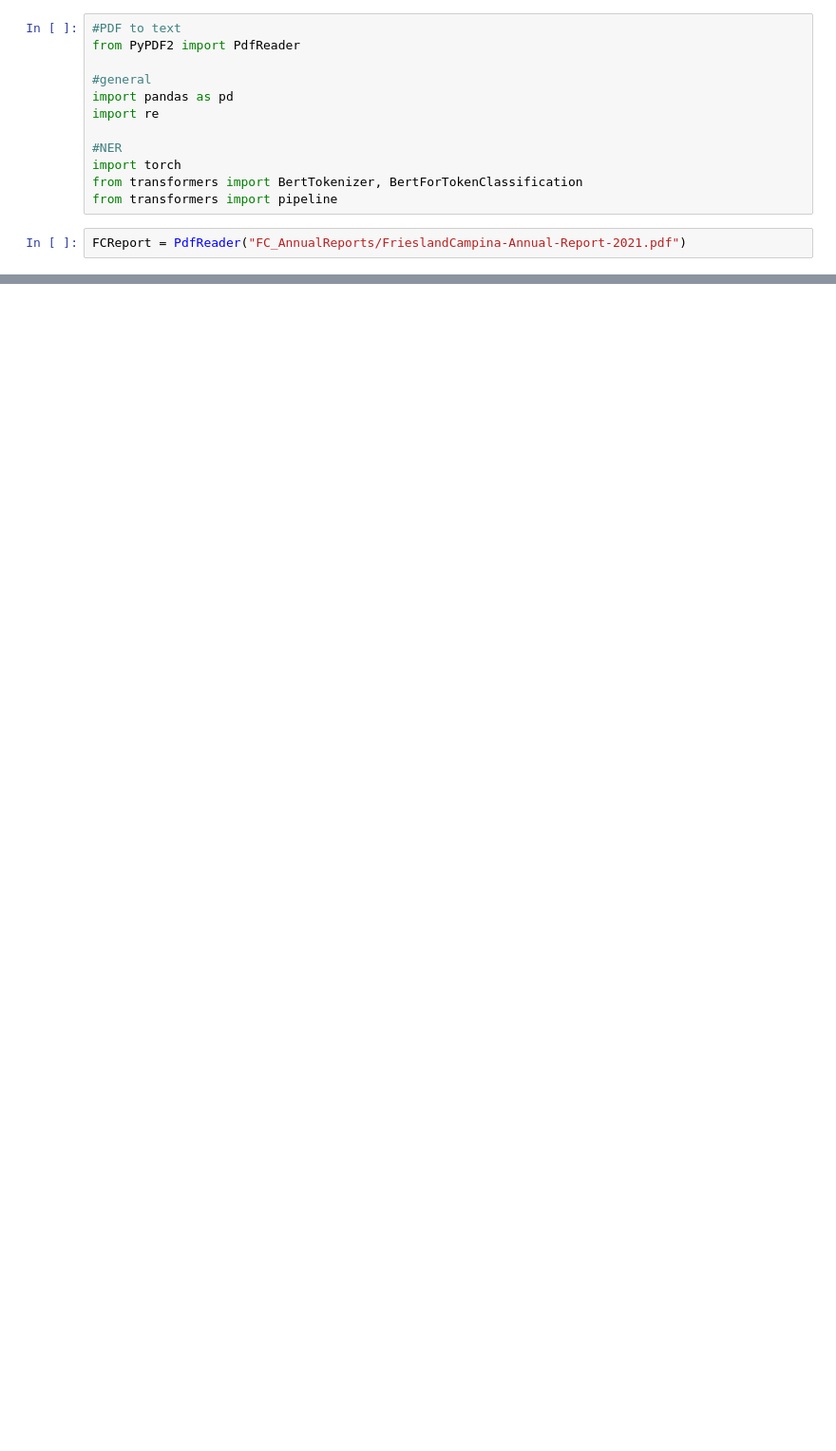
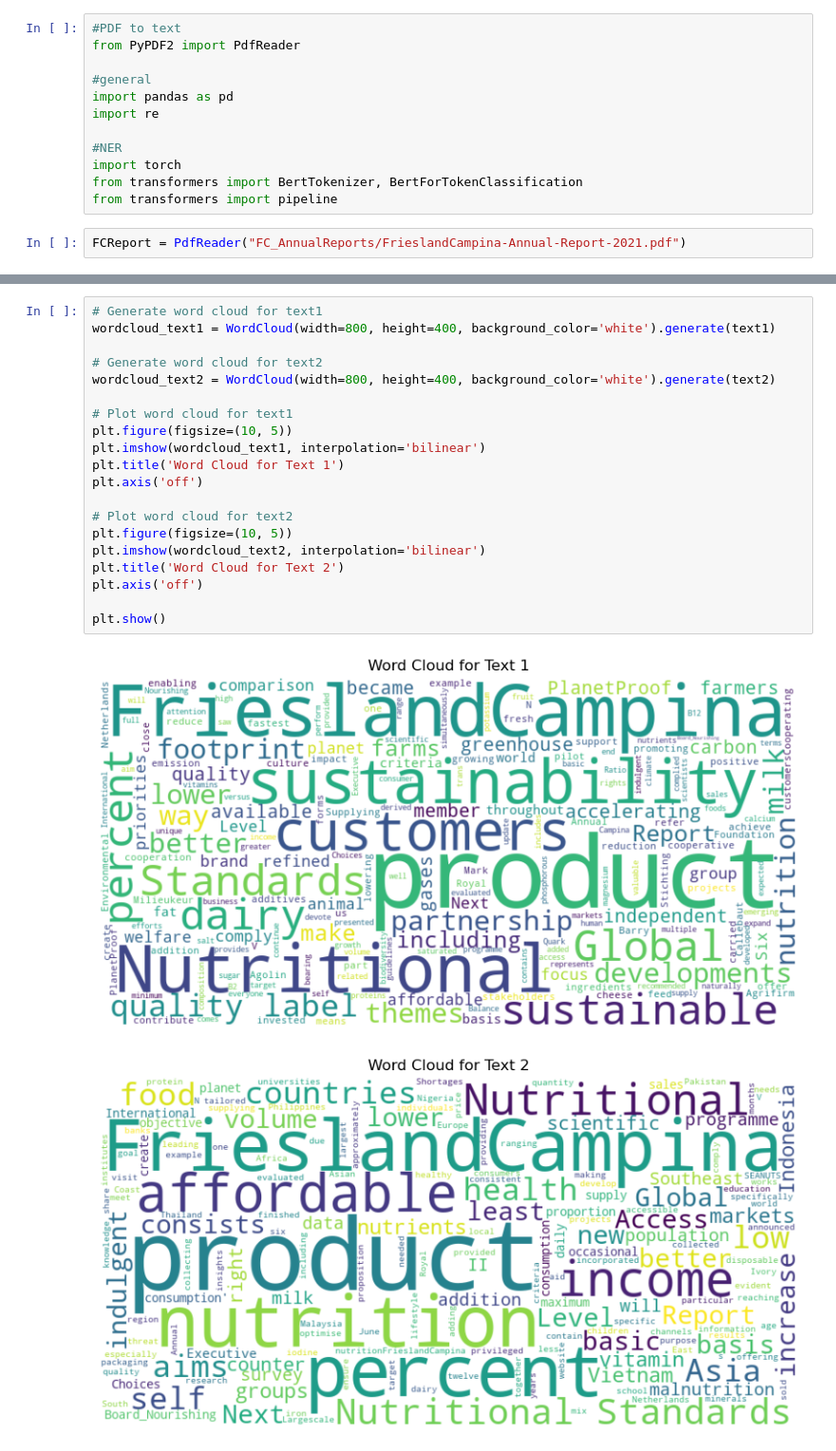
Before and after one commit to kapekm/FrieslandCampinaCaseStudy, a Jupyter notebook: FCCaseNotebook.ipynb, the cells around one changed output, grey strips where cells are left out. Shown at 95% size. Cells and saved outputs as stored; diff of their text form; blank space fills up the shorter version.

```diff
--- a/FCCaseNotebook.ipynb
+++ b/FCCaseNotebook.ipynb
@@ -70,0 +151,23 @@ for sentence in sentences:
+# %%
+# Generate word cloud for text1
+wordcloud_text1 = WordCloud(width=800, height=400, background_color='white').generate(text1)
+
+# Generate word cloud for text2
+wordcloud_text2 = WordCloud(width=800, height=400, background_color='white').generate(text2)
+
+# Plot word cloud for text1
+plt.figure(figsize=(10, 5))
+plt.imshow(wordcloud_text1, interpolation='bilinear')
+plt.title('Word Cloud for Text 1')
+plt.axis('off')
+
+# Plot word cloud for text2
+plt.figure(figsize=(10, 5))
+plt.imshow(wordcloud_text2, interpolation='bilinear')
+plt.title('Word Cloud for Text 2')
+plt.axis('off')
+
+plt.show()
+# %% [output]
+[figure, added]
+[figure, added]
```
Also changed, not shown: parts of 15 cells of this notebook.
